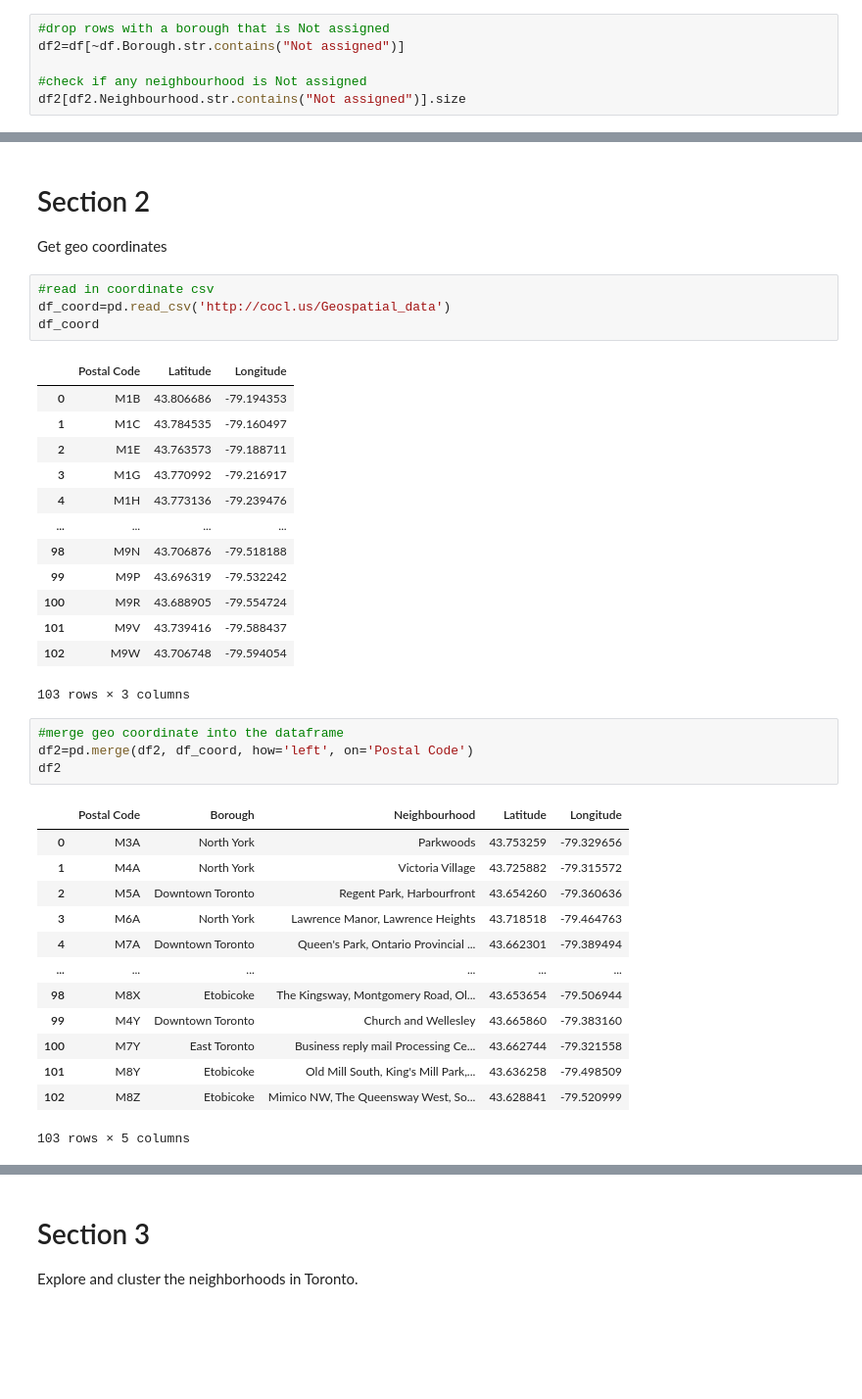
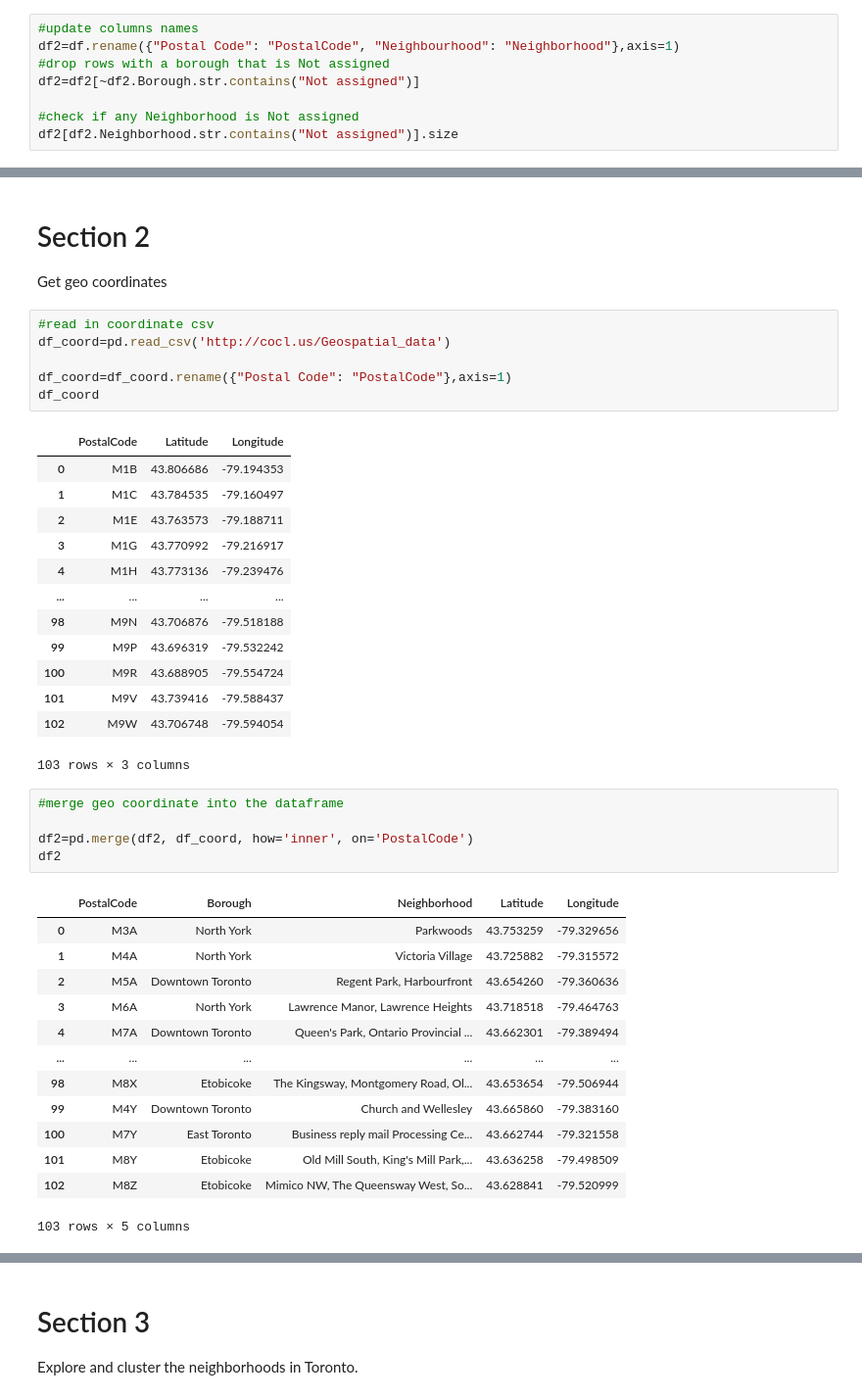
Before and after one commit to YunaZhao-N/Coursera_Capstone, a Jupyter notebook: clustering_project.ipynb, the cells around one changed output, grey strips where cells are left out. Shown: that part at 98% size. Drawn from its saved outputs; the diff is of its cells as text; blank space fills up the shorter version.

```diff
--- a/clustering_project.ipynb
+++ b/clustering_project.ipynb
@@ -29,11 +29,13 @@ df.head()
 | 3 | M4A | North York | Victoria Village |
 | 4 | M5A | Downtown Toronto | Regent Park, Harbourfront |
 # %%
+#update columns names
+df2=df.rename({"Postal Code": "PostalCode", "Neighbourhood": "Neighborhood"},axis=1)
 #drop rows with a borough that is Not assigned
-df2=df[~df.Borough.str.contains("Not assigned")]
+df2=df2[~df2.Borough.str.contains("Not assigned")]
 
-#check if any neighbourhood is Not assigned
-df2[df2.Neighbourhood.str.contains("Not assigned")].size
+#check if any Neighborhood is Not assigned
+df2[df2.Neighborhood.str.contains("Not assigned")].size
 # %% [output]
 0
 # %%
@@ -47,9 +49,11 @@ df2.shape[0]
 # %%
 #read in coordinate csv
 df_coord=pd.read_csv('http://cocl.us/Geospatial_data')
+
+df_coord=df_coord.rename({"Postal Code": "PostalCode"},axis=1)
 df_coord
 # %% [output]
-|  | Postal Code | Latitude | Longitude |
+|  | PostalCode | Latitude | Longitude |
 | 0 | M1B | 43.806686 | -79.194353 |
 | 1 | M1C | 43.784535 | -79.160497 |
 | 2 | M1E | 43.763573 | -79.188711 |
@@ -64,10 +68,11 @@ df_coord
 103 rows × 3 columns
 # %%
 #merge geo coordinate into the dataframe
-df2=pd.merge(df2, df_coord, how='left', on='Postal Code')
+
+df2=pd.merge(df2, df_coord, how='inner', on='PostalCode')
 df2
 # %% [output]
-|  | Postal Code | Borough | Neighbourhood | Latitude | Longitude |
+|  | PostalCode | Borough | Neighborhood | Latitude | Longitude |
 | 0 | M3A | North York | Parkwoods | 43.753259 | -79.329656 |
 | 1 | M4A | North York | Victoria Village | 43.725882 | -79.315572 |
 | 2 | M5A | Downtown Toronto | Regent Park, Harbourfront | 43.654260 | -79.360636 |
```
Also changed, not shown: parts of 19 cells of this notebook.
